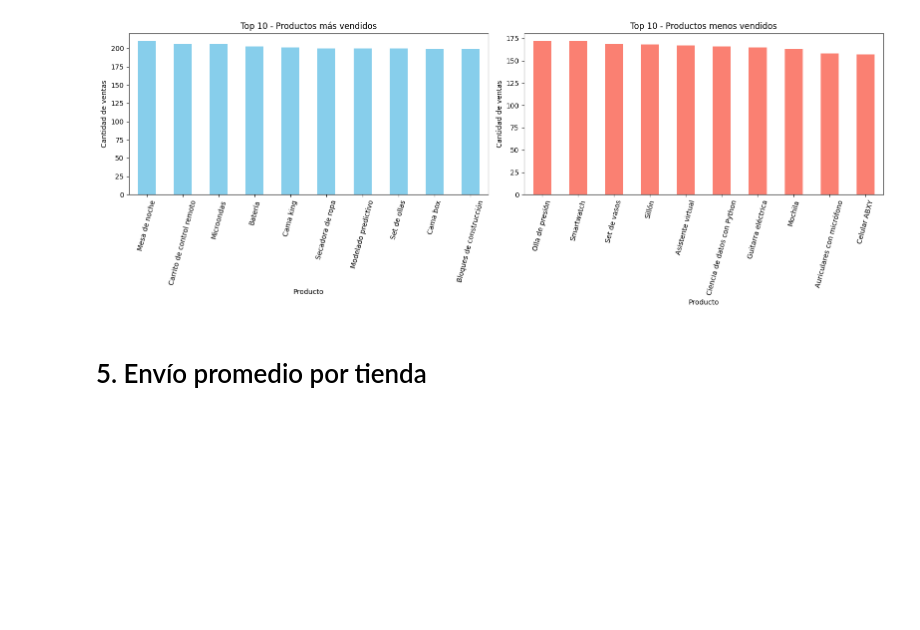
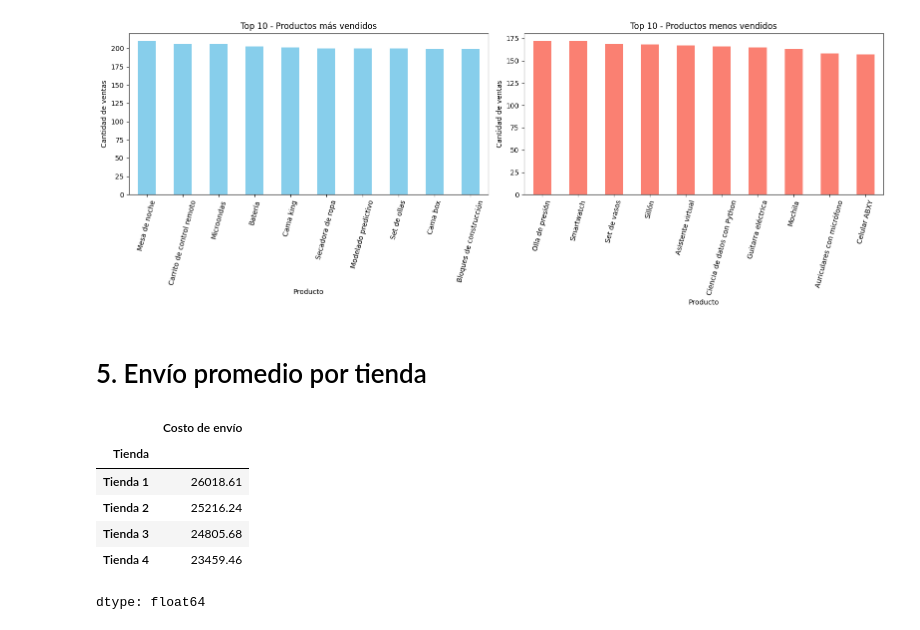
Before and after one commit to Eduardogallegos-garcia/Challenge-Alura-store, a Jupyter notebook: AluraStoreLatam.ipynb, the cells around one changed output. Saved outputs shown, nothing was run; the diff lists cells and outputs as text; code cells hidden in the pictures; blank space fills up the shorter version.

Commit message:
Se analiza el envió promedio por tienda

```diff
--- a/AluraStoreLatam.ipynb
+++ b/AluraStoreLatam.ipynb
@@ -178,3 +178,16 @@ dtype: int64
 [figure]
 # %% [markdown]
 # 5. Envío promedio por tienda
+# %%
+#Se calcula el costo de envío promedio para cada tienda. El objetivo es comprender cuánto se gasta, en promedio, en el envío de cada tienda.
+# Envío promedio por tienda
+envio_promedio = df.groupby("Tienda")["Costo de envío"].mean().round(2)
+envio_promedio
+# %% [output]
+|  | Costo de envío |
+| Tienda |  |
+| Tienda 1 | 26018.61 |
+| Tienda 2 | 25216.24 |
+| Tienda 3 | 24805.68 |
+| Tienda 4 | 23459.46 |
+dtype: float64
```
